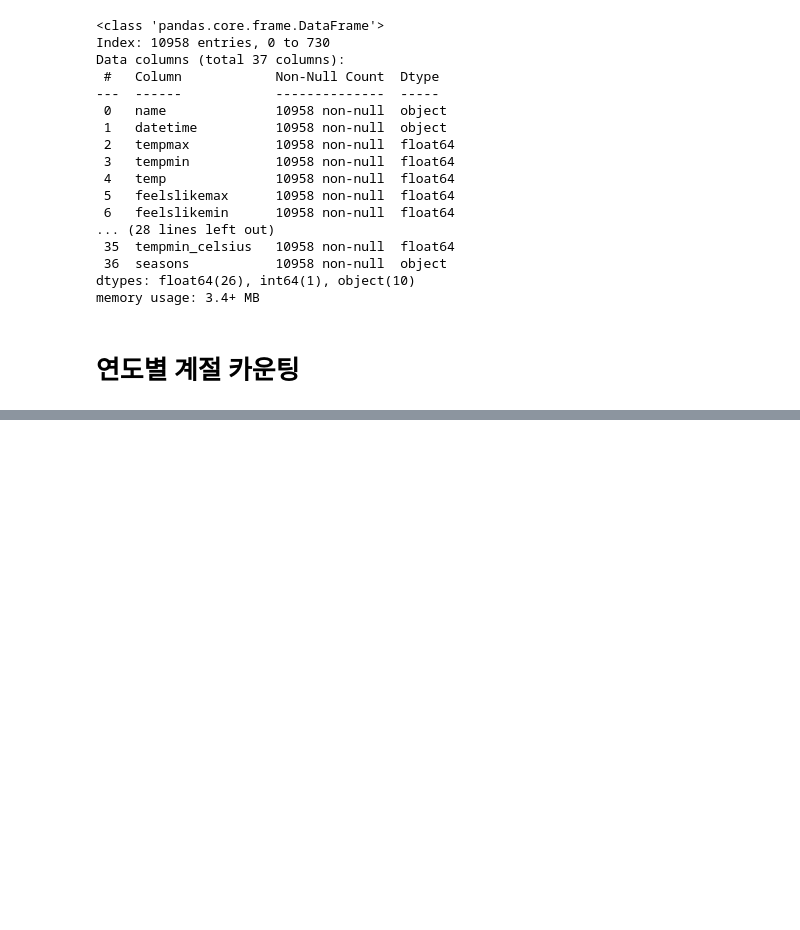
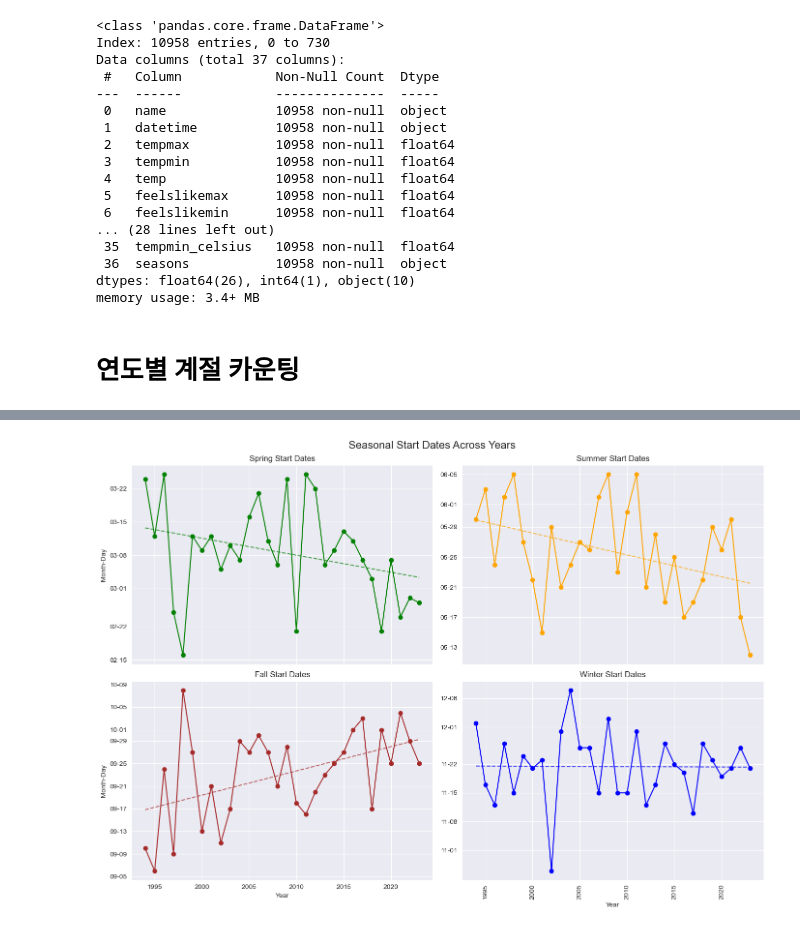
Before and after one commit to dev-jhjoo/SeoulWeatherAnalysis, a Jupyter notebook: analysis.ipynb, the cells around one changed output, grey strips where cells are left out. Drawn from its saved outputs; the diff is of its cells as text; code cells hidden in the pictures; blank space fills up the shorter version.

Commit message:
added# season start trending

```diff
--- a/analysis.ipynb
+++ b/analysis.ipynb
@@ -408,0 +453,66 @@ plt.savefig('./figures/seoul_year_season_order.png')
+# %%
+# 각 계절의 시작일을 담은 DataFrame 예시 (season_start_dates)
+# Spring, Summer, Fall, Winter 시작일을 각각 가져온 후
+season_start_dates['Spring'] = pd.to_datetime(season_start_dates['Spring'])
+season_start_dates['Summer'] = pd.to_datetime(season_start_dates['Summer'])
+season_start_dates['Fall'] = pd.to_datetime(season_start_dates['Fall'])
+season_start_dates['Winter'] = pd.to_datetime(season_start_dates['Winter'])
+
+# 월-일 정보만 추출 (년도 정보 제거)
+season_start_dates['Spring'] = season_start_dates['Spring'].apply(lambda x: x.replace(year=2000))
+season_start_dates['Summer'] = season_start_dates['Summer'].apply(lambda x: x.replace(year=2000))
+season_start_dates['Fall'] = season_start_dates['Fall'].apply(lambda x: x.replace(year=2000))
+season_start_dates['Winter'] = season_start_dates['Winter'].apply(lambda x: x.replace(year=2000))
+
+# 그래프 생성
+fig, axs = plt.subplots(2, 2, figsize=(14, 10), sharex=True)
+
+# 날짜 형식으로 y축을 표현할 수 있게 변환
+years = season_start_dates.index
+
+# 함수: 추세선 추가
+def add_trendline(ax, x, y, color):
+    numeric_years = np.arange(len(x))  # 연도를 숫자 인덱스로 변환
+    trend = np.polyfit(numeric_years, y.astype('int64'), 1)  # 추세선 계산 (1차원 회귀)
+    trendline = np.polyval(trend, numeric_years)  # 추세선 값을 생성
+    ax.plot(x, pd.to_datetime(trendline), linestyle='--', color=color, alpha=0.7)
+
+# Spring
+axs[0, 0].plot(years, season_start_dates['Spring'], marker='o', color='green')
+add_trendline(axs[0, 0], years, season_start_dates['Spring'], 'green')
+axs[0, 0].set_title('Spring Start Dates')
+axs[0, 0].set_ylabel('Month-Day')
+axs[0, 0].yaxis.set_major_formatter(mdates.DateFormatter('%m-%d'))
+
+# Summer
+axs[0, 1].plot(years, season_start_dates['Summer'], marker='o', color='orange')
+add_trendline(axs[0, 1], years, season_start_dates['Summer'], 'orange')
+axs[0, 1].set_title('Summer Start Dates')
+axs[0, 1].yaxis.set_major_formatter(mdates.DateFormatter('%m-%d'))
+
+# Fall
+axs[1, 0].plot(years, season_start_dates['Fall'], marker='o', color='brown')
+add_trendline(axs[1, 0], years, season_start_dates['Fall'], 'brown')
+axs[1, 0].set_title('Fall Start Dates')
+axs[1, 0].set_ylabel('Month-Day')
+axs[1, 0].set_xlabel('Year')
+axs[1, 0].yaxis.set_major_formatter(mdates.DateFormatter('%m-%d'))
+
+# Winter
+axs[1, 1].plot(years, season_start_dates['Winter'], marker='o', color='blue')
+add_trendline(axs[1, 1], years, season_start_dates['Winter'], 'blue')
+axs[1, 1].set_title('Winter Start Dates')
+axs[1, 1].set_xlabel('Year')
+axs[1, 1].yaxis.set_major_formatter(mdates.DateFormatter('%m-%d'))
+
+# x축을 연도로 설정
+plt.xticks(rotation=90)
+
+# 그래프 전체 제목 추가
+plt.suptitle('Seasonal Start Dates Across Years', fontsize=16)
+
+plt.tight_layout()
+plt.savefig('./figures/seoul_season_start_trendline.png')
+plt.show()
+# %% [output]
+[figure, added]
```
Also changed, not shown: parts of 8 cells of this notebook, 5 other files.
